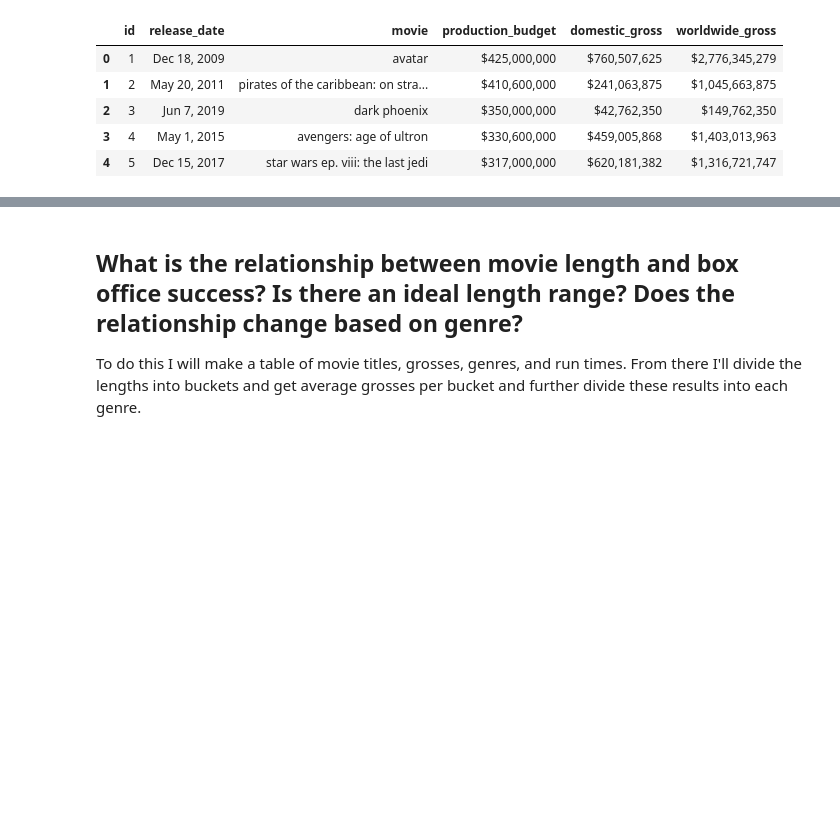
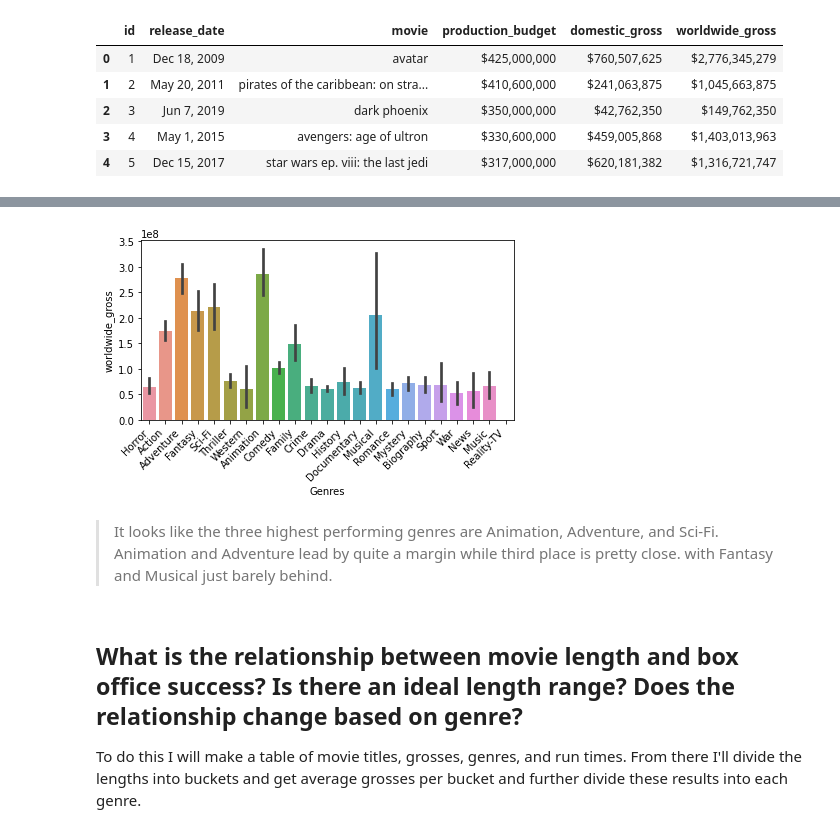
Before and after one commit to AustinTowery/Box-Office-Movies-Analysis, a Jupyter notebook: student.ipynb, the cells around one changed output, grey strips where cells are left out. Cells and saved outputs as stored; diff of their text form; code cells hidden in the pictures; blank space fills up the shorter version.

```diff
--- a/student.ipynb
+++ b/student.ipynb
@@ -1033,0 +847,2 @@ print(f'{f_test:10d} titles not found in either column')
+# %%
+df_genre_grosses_merged['Genres'] = df_genre_grosses_merged['genres'].str.split(',')
@@ -1033,0 +860,12 @@ print(f'{f_test:10d} titles not found in either column')
+# %%
+# for titles with multiple genres, create new row with the title and each genre
+# associated with it
+df_genre_exploded = df_genre_grosses_merged.explode('Genres')
+df_genre_exploded.head()
+# %%
+# remove commas and doller signs from string to prepare to convert to int
+df_genre_exploded['worldwide_gross'] = df_genre_exploded['worldwide_gross'].map(
+                                                    lambda x: x.replace(',', ''))
+df_genre_exploded['worldwide_gross'] = df_genre_exploded['worldwide_gross'].map(
+                                                    lambda x: x.replace('$', ''))
+df_genre_exploded.head()
@@ -1033,0 +879,3 @@ print(f'{f_test:10d} titles not found in either column')
+# %%
+# convert worldwide_grosses to int for analysis
+df_genre_exploded = df_genre_exploded.astype({'worldwide_gross': 'int64'})
@@ -1034,3 +921,13 @@ print(f'{f_test:10d} titles not found in either column')
+# %%
+ax = sns.barplot(data=df_genre_exploded, x='Genres', y='worldwide_gross')
+
+ax.set_xticklabels(ax.get_xticklabels(), rotation=45, ha="right")
+plt.tight_layout()
+plt.show()
+# %% [output]
+[figure, added]
+# %% [markdown]
+> It looks like the three highest performing genres are Animation, Adventure, and Sci-Fi.  Animation and Adventure lead by quite a margin while third place is pretty close. with Fantasy and Musical just barely behind.
 # %% [markdown]
 ## What is the relationship between movie length and box office success? Is there an ideal length range? Does the relationship change based on genre?
 
```
Also changed, not shown: parts of 58 cells of this notebook.
